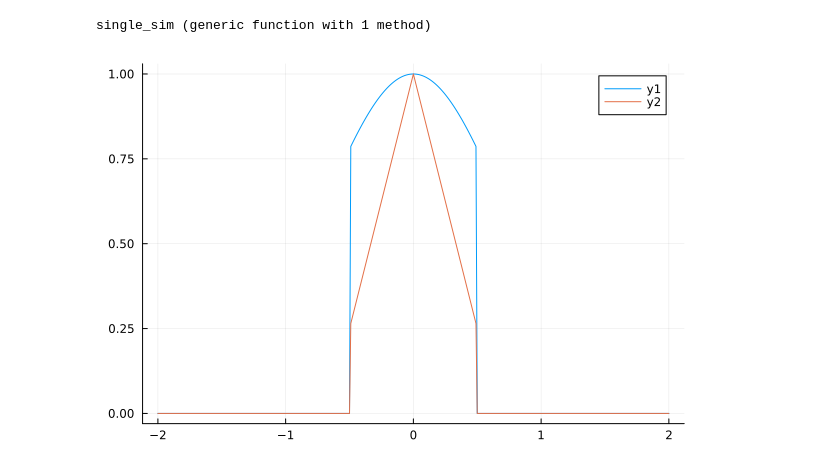
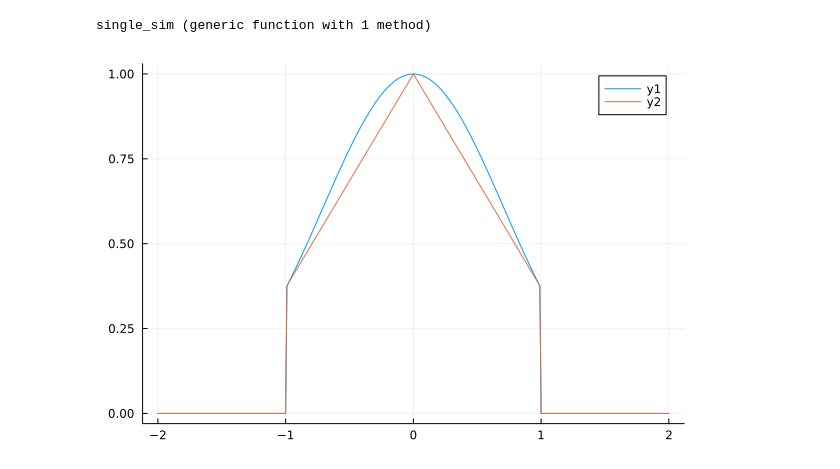
Before and after one commit to mihirumarani/Comp_Coevol, a Jupyter notebook: Codes/Beta function analysis.ipynb, the cells around one changed output. Saved outputs shown, nothing was run; the diff lists cells and outputs as text; code cells hidden in the pictures.

```diff
--- a/Codes/Beta function analysis.ipynb
+++ b/Codes/Beta function analysis.ipynb
@@ -25,7 +25,7 @@ function alpha_tri(x::Float64, y::Float64, slope::Float64, t::Float64)
 
     end
 
-    return alpha
+    return max(0,alpha)
 
 end
 
@@ -105,7 +105,7 @@ end
 
 
 
-function single_sim(kernel,R, Ng0, Npop)
+function single_sim(A1,A0,R, Ng0, Npop)
 
         Np0=Ng0 .*Npop
         Ngen=deepcopy(Ng0)
@@ -162,16 +162,16 @@ single_sim (generic function with 1 method)
 # %%
 x=0.0
 y=collect(-2.0:0.01:2.0)
 
-res=[alpha_gt(x,y[i],1.0,0.5) for i in 1:length(y)]
+res=[alpha_gt(x,y[i],1.0,1.0) for i in 1:length(y)]
 
-res2=[alpha_tri(x,y[i],1.5,0.5) for i in 1:length(y)]
+res2=[alpha_tri(x,y[i],0.63,1.0) for i in 1:length(y)]
 
 plot(y,res)
 
 plot!(y,res2)
 # %% [output]
-[figure, old version]
+[figure, new version]
 # %%
 ########################################################################################################
 #Case 1: Uniformly distributed traits + truncated gaussian comp. kernel
```
Also changed, not shown: parts of 13 cells of this notebook.
